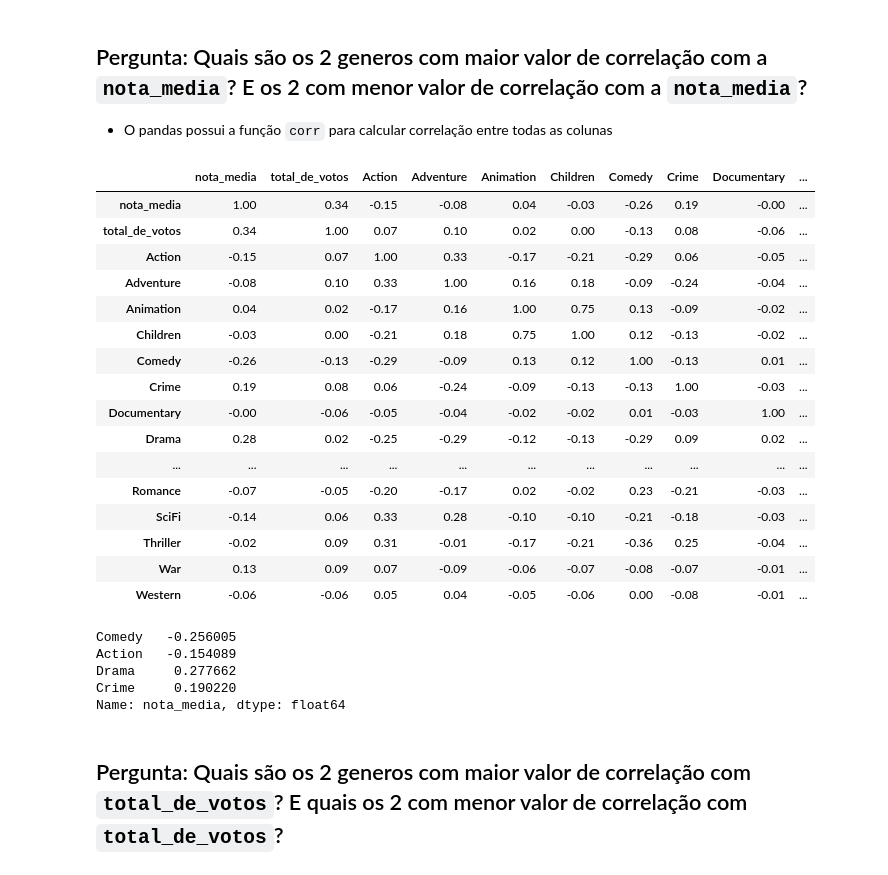
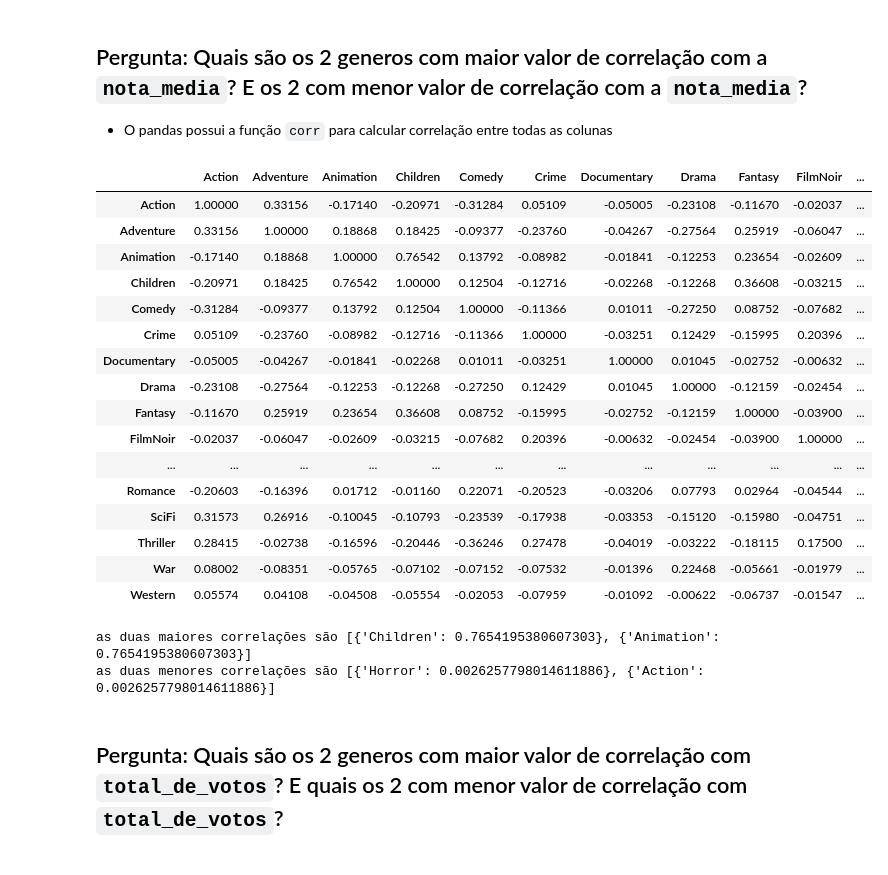
Before and after one commit to EvertonVaz/Projetos_alura, a Jupyter notebook: Formação_Data_Science_Alura_Análise_exploratória_do_MovieLens.ipynb, the cells around one changed output. Cells and saved outputs as stored; diff of their text form; code cells hidden in the pictures.

```diff
--- a/Formação_Data_Science_Alura_Análise_exploratória_do_MovieLens.ipynb
+++ b/Formação_Data_Science_Alura_Análise_exploratória_do_MovieLens.ipynb
@@ -679,38 +679,52 @@ top5_filmes
 
 - O pandas possui a função `corr` para calcular correlação entre todas as colunas
 # %%
-correlacao = filmes.drop(columns=['ano_de_lancamento']).corr()
-correlacao.style.format("{:.2f}").background_gradient(cmap=plt.get_cmap('coolwarm'), axis=1)
+df_corr = pd.DataFrame((generos.values.T * filmes['nota_media'].values).T, columns = generos.columns).corr()
+df_corr.style.format("{:.5f}").background_gradient(cmap=plt.get_cmap('plasma'), axis=1)
 # %% [output]
-|  | nota_media | total_de_votos | Action | Adventure | Animation | Children | Comedy | Crime | Documentary | ... |
-| nota_media | 1.00 | 0.34 | -0.15 | -0.08 | 0.04 | -0.03 | -0.26 | 0.19 | -0.00 | ... |
-| total_de_votos | 0.34 | 1.00 | 0.07 | 0.10 | 0.02 | 0.00 | -0.13 | 0.08 | -0.06 | ... |
-| Action | -0.15 | 0.07 | 1.00 | 0.33 | -0.17 | -0.21 | -0.29 | 0.06 | -0.05 | ... |
-| Adventure | -0.08 | 0.10 | 0.33 | 1.00 | 0.16 | 0.18 | -0.09 | -0.24 | -0.04 | ... |
-| Animation | 0.04 | 0.02 | -0.17 | 0.16 | 1.00 | 0.75 | 0.13 | -0.09 | -0.02 | ... |
-| Children | -0.03 | 0.00 | -0.21 | 0.18 | 0.75 | 1.00 | 0.12 | -0.13 | -0.02 | ... |
-| Comedy | -0.26 | -0.13 | -0.29 | -0.09 | 0.13 | 0.12 | 1.00 | -0.13 | 0.01 | ... |
-| Crime | 0.19 | 0.08 | 0.06 | -0.24 | -0.09 | -0.13 | -0.13 | 1.00 | -0.03 | ... |
-| Documentary | -0.00 | -0.06 | -0.05 | -0.04 | -0.02 | -0.02 | 0.01 | -0.03 | 1.00 | ... |
-| Drama | 0.28 | 0.02 | -0.25 | -0.29 | -0.12 | -0.13 | -0.29 | 0.09 | 0.02 | ... |
-| ... | ... | ... | ... | ... | ... | ... | ... | ... | ... | ... |
-| Romance | -0.07 | -0.05 | -0.20 | -0.17 | 0.02 | -0.02 | 0.23 | -0.21 | -0.03 | ... |
-| SciFi | -0.14 | 0.06 | 0.33 | 0.28 | -0.10 | -0.10 | -0.21 | -0.18 | -0.03 | ... |
-| Thriller | -0.02 | 0.09 | 0.31 | -0.01 | -0.17 | -0.21 | -0.36 | 0.25 | -0.04 | ... |
-| War | 0.13 | 0.09 | 0.07 | -0.09 | -0.06 | -0.07 | -0.08 | -0.07 | -0.01 | ... |
-| Western | -0.06 | -0.06 | 0.05 | 0.04 | -0.05 | -0.06 | 0.00 | -0.08 | -0.01 | ... |
+|  | Action | Adventure | Animation | Children | Comedy | Crime | Documentary | Drama | Fantasy | FilmNoir | ... |
+| Action | 1.00000 | 0.33156 | -0.17140 | -0.20971 | -0.31284 | 0.05109 | -0.05005 | -0.23108 | -0.11670 | -0.02037 | ... |
+| Adventure | 0.33156 | 1.00000 | 0.18868 | 0.18425 | -0.09377 | -0.23760 | -0.04267 | -0.27564 | 0.25919 | -0.06047 | ... |
+| Animation | -0.17140 | 0.18868 | 1.00000 | 0.76542 | 0.13792 | -0.08982 | -0.01841 | -0.12253 | 0.23654 | -0.02609 | ... |
+| Children | -0.20971 | 0.18425 | 0.76542 | 1.00000 | 0.12504 | -0.12716 | -0.02268 | -0.12268 | 0.36608 | -0.03215 | ... |
+| Comedy | -0.31284 | -0.09377 | 0.13792 | 0.12504 | 1.00000 | -0.11366 | 0.01011 | -0.27250 | 0.08752 | -0.07682 | ... |
+| Crime | 0.05109 | -0.23760 | -0.08982 | -0.12716 | -0.11366 | 1.00000 | -0.03251 | 0.12429 | -0.15995 | 0.20396 | ... |
+| Documentary | -0.05005 | -0.04267 | -0.01841 | -0.02268 | 0.01011 | -0.03251 | 1.00000 | 0.01045 | -0.02752 | -0.00632 | ... |
+| Drama | -0.23108 | -0.27564 | -0.12253 | -0.12268 | -0.27250 | 0.12429 | 0.01045 | 1.00000 | -0.12159 | -0.02454 | ... |
+| Fantasy | -0.11670 | 0.25919 | 0.23654 | 0.36608 | 0.08752 | -0.15995 | -0.02752 | -0.12159 | 1.00000 | -0.03900 | ... |
+| FilmNoir | -0.02037 | -0.06047 | -0.02609 | -0.03215 | -0.07682 | 0.20396 | -0.00632 | -0.02454 | -0.03900 | 1.00000 | ... |
+| ... | ... | ... | ... | ... | ... | ... | ... | ... | ... | ... | ... |
+| Romance | -0.20603 | -0.16396 | 0.01712 | -0.01160 | 0.22071 | -0.20523 | -0.03206 | 0.07793 | 0.02964 | -0.04544 | ... |
+| SciFi | 0.31573 | 0.26916 | -0.10045 | -0.10793 | -0.23539 | -0.17938 | -0.03353 | -0.15120 | -0.15980 | -0.04751 | ... |
+| Thriller | 0.28415 | -0.02738 | -0.16596 | -0.20446 | -0.36246 | 0.27478 | -0.04019 | -0.03222 | -0.18115 | 0.17500 | ... |
+| War | 0.08002 | -0.08351 | -0.05765 | -0.07102 | -0.07152 | -0.07532 | -0.01396 | 0.22468 | -0.05661 | -0.01979 | ... |
+| Western | 0.05574 | 0.04108 | -0.04508 | -0.05554 | -0.02053 | -0.07959 | -0.01092 | -0.00622 | -0.06737 | -0.01547 | ... |
-# %%
-# solucao
-'''nota_media_por_genero = pd.DataFrame((generos.values.T * filmes['nota_media'].values).T, columns = generos.columns)
-nota_media_por_genero = nota_media_por_genero.melt(var_name='Genero', value_name='nota_media')
-nota_media_por_genero = nota_media_por_genero[nota_media_por_genero['nota_media'] > 0].groupby('Genero').mean()
-nota_media_por_genero'''
-correlacao['nota_media'].sort_values().iloc[[0,1,-3,-4]]
-# %% [output]
-Comedy   -0.256005
-Action   -0.154089
-Drama     0.277662
-Crime     0.190220
-Name: nota_media, dtype: float64
+# %%
+# solucao
+
+corr_positiva = df_corr[df_corr != 1].max().sort_values()
+#corr_positiva = corr_positiva.sort_values().iloc[[-1,-2]]
+
+corr_negativa = df_corr[df_corr != 1].min().sort_values()
+'''print(corr_negativa.iloc[[0,1,-1,-2,-3]])
+
+print(corr_positiva.iloc[[0,1,-1,-2]])'''
+maior_corr = []
+menor_corr = []
+for i in df_corr:
+  menor = df_corr[(df_corr[i] != 1) & (df_corr[i] > -0.003) & (df_corr[i] < 0.003)][i]
+  maior = df_corr[(df_corr[i] < -0.7) | (df_corr[i] > 0.7) & (df_corr[i] != 1)][i]
+
+  if len(menor) == 1:
+    menor_corr.append({menor.index[0]: menor.values[0]})
+  elif len(maior) == 1:
+    maior_corr.append({maior.index[0]: maior.values[0]})
+
+print(f'as duas maiores correlações são {maior_corr}')
+
+print(f'as duas menores correlações são {menor_corr}')
+# %% [output]
+as duas maiores correlações são [{'Children': 0.7654195380607303}, {'Animation': 0.7654195380607303}]
+as duas menores correlações são [{'Horror': 0.0026257798014611886}, {'Action': 0.0026257798014611886}]
 # %% [markdown]
 ## Pergunta: Quais são os 2 generos com maior valor de correlação com `total_de_votos`? E quais os 2 com menor valor de correlação com `total_de_votos`?
```
Also changed, not shown: parts of 3 cells of this notebook.
